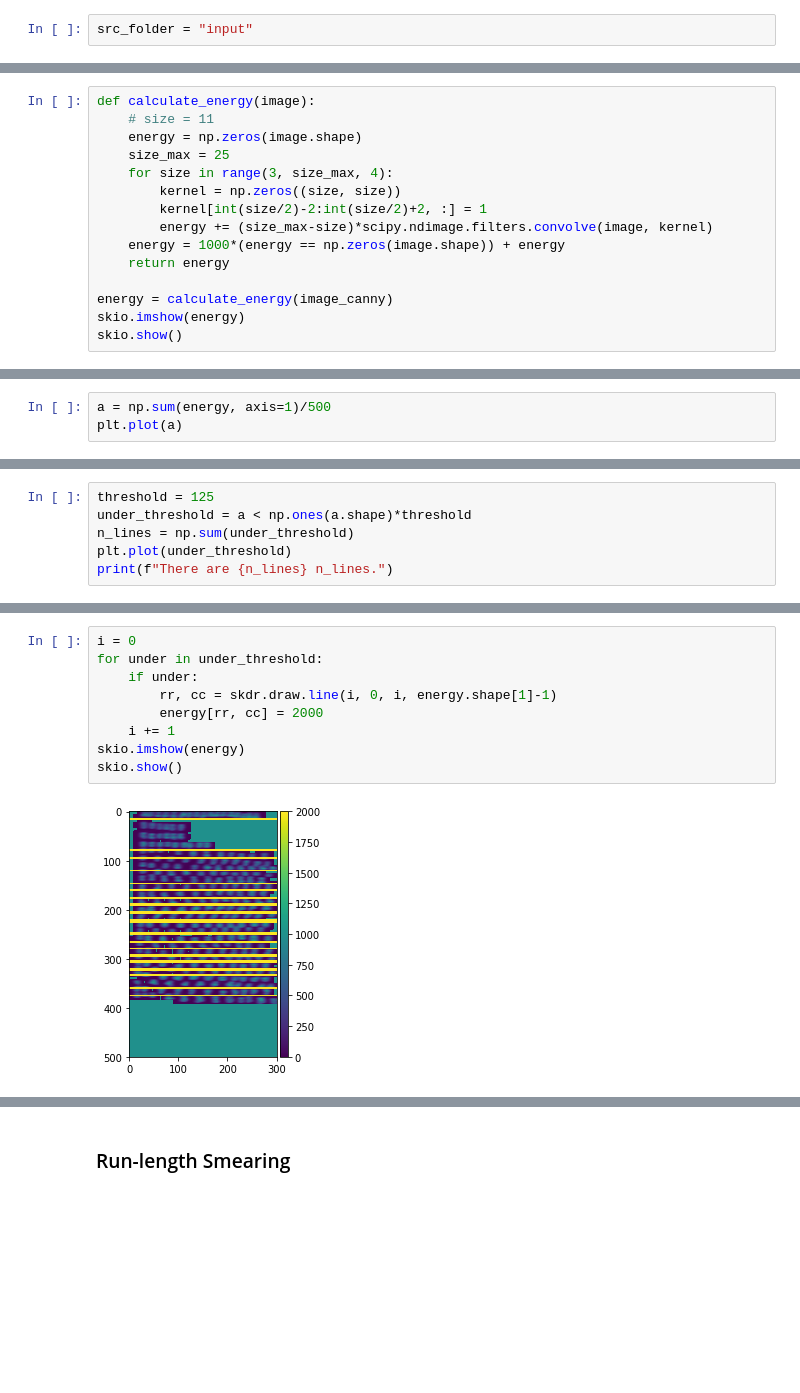
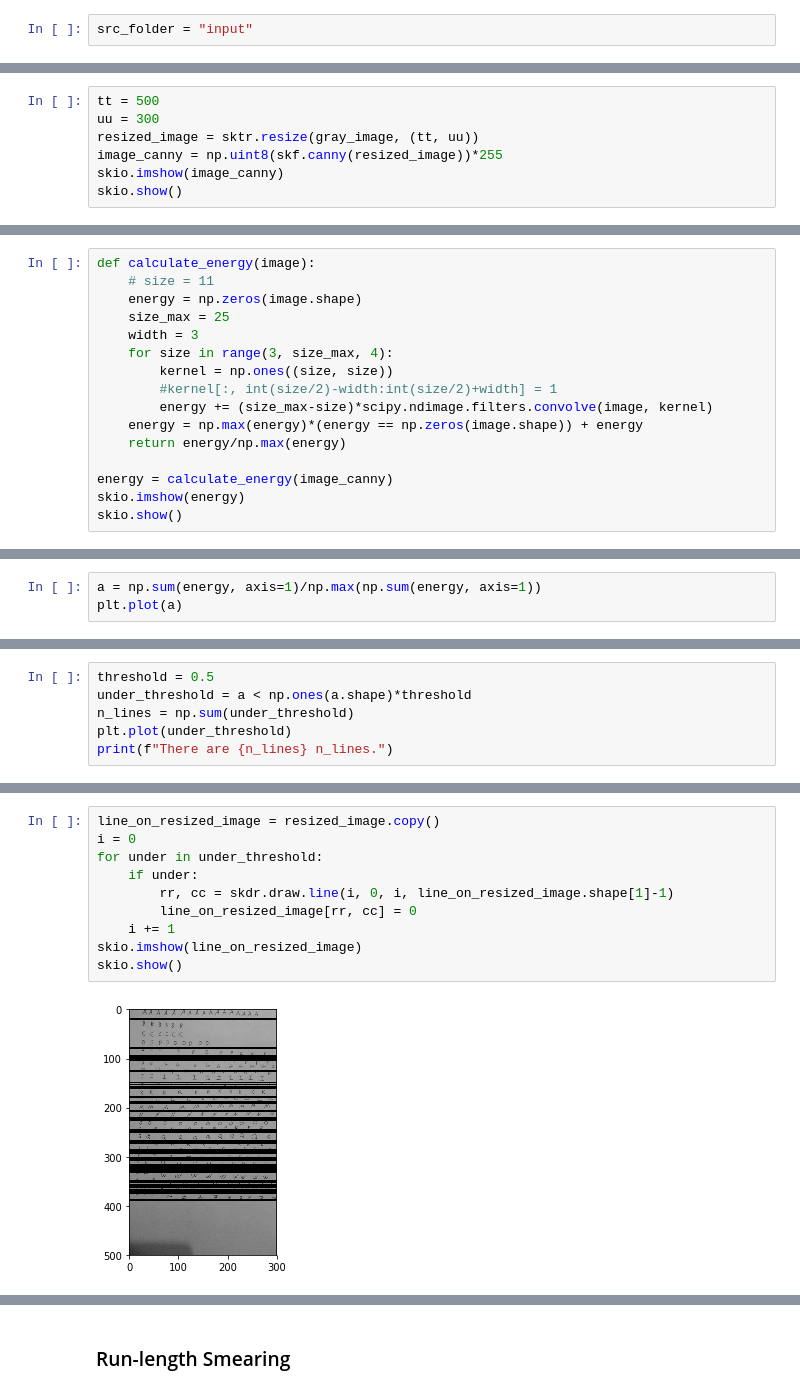
Before and after one commit to clemsciences/ohcr, a Jupyter notebook: tutorial.ipynb, the cells around one changed output, grey strips where cells are left out. Drawn from its saved outputs; the diff is of its cells as text; blank space fills up the shorter version.

```diff
--- a/tutorial.ipynb
+++ b/tutorial.ipynb
@@ -42,0 +53,7 @@ skio.show()
+# %%
+tt = 500
+uu = 300
+resized_image = sktr.resize(gray_image, (tt, uu))
+image_canny = np.uint8(skf.canny(resized_image))*255
+skio.imshow(image_canny)
+skio.show()
@@ -45,12 +71,13 @@ def calculate_energy(image):
     # size = 11
     energy = np.zeros(image.shape)
     size_max = 25
+    width = 3
     for size in range(3, size_max, 4):
-        kernel = np.zeros((size, size))
-        kernel[int(size/2)-2:int(size/2)+2, :] = 1
+        kernel = np.ones((size, size))
+        #kernel[:, int(size/2)-width:int(size/2)+width] = 1
         energy += (size_max-size)*scipy.ndimage.filters.convolve(image, kernel)
-    energy = 1000*(energy == np.zeros(image.shape)) + energy
-    return energy
+    energy = np.max(energy)*(energy == np.zeros(image.shape)) + energy
+    return energy/np.max(energy)
 
 energy = calculate_energy(image_canny)
 skio.imshow(energy)
@@ -60,5 +87,5 @@ skio.show()
 # %%
-a = np.sum(energy, axis=1)/500
+a = np.sum(energy, axis=1)/np.max(np.sum(energy, axis=1))
 plt.plot(a)
 # %% [output]
 [<matplotlib.lines.Line2D at 0x...>]
@@ -66,5 +95,5 @@ plt.plot(a)
 # %%
-threshold = 125
+threshold = 0.5
 under_threshold = a < np.ones(a.shape)*threshold
 n_lines = np.sum(under_threshold)
 plt.plot(under_threshold)
@@ -81,11 +111,12 @@ Number of local minima.
 # %%
+line_on_resized_image = resized_image.copy()
 i = 0
 for under in under_threshold:
     if under:
-        rr, cc = skdr.draw.line(i, 0, i, energy.shape[1]-1)
-        energy[rr, cc] = 2000
+        rr, cc = skdr.draw.line(i, 0, i, line_on_resized_image.shape[1]-1)
+        line_on_resized_image[rr, cc] = 0
     i += 1
-skio.imshow(energy)
+skio.imshow(line_on_resized_image)
 skio.show()
 # %% [output]
-[figure, old version]
+[figure, new version]
```
Also changed, not shown: parts of 32 cells of this notebook.
